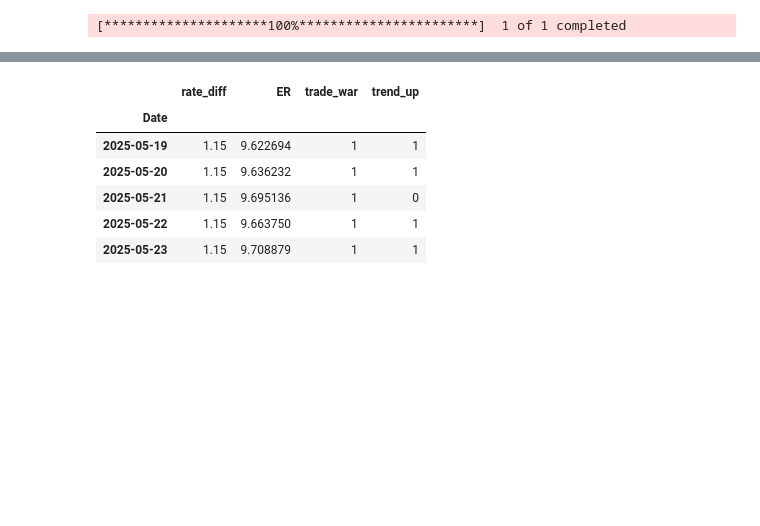
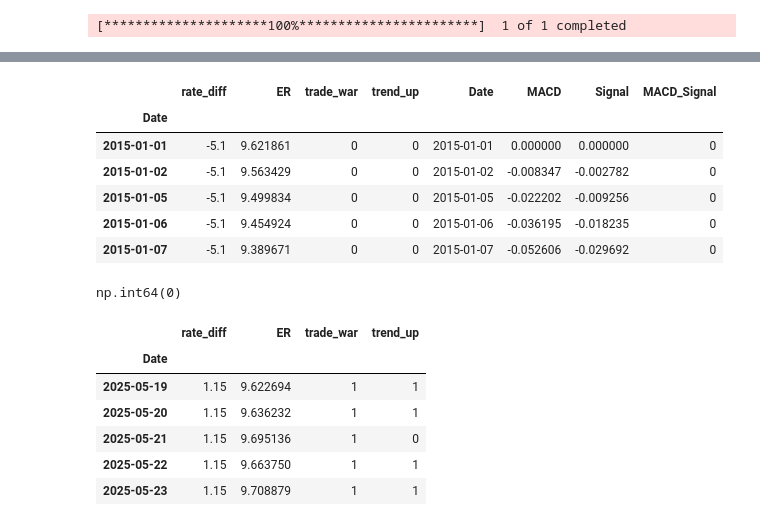
Before and after one commit to Loki-Zhu/Exchangerature, a Jupyter notebook: LSTM_trend.ipynb, the cells around one changed output, grey strips where cells are left out. Saved outputs shown, nothing was run; the diff lists cells and outputs as text; code cells hidden in the pictures; blank space fills up the shorter version.

Commit message:
feat:macd

```diff
--- a/LSTM_trend.ipynb
+++ b/LSTM_trend.ipynb
@@ -150,6 +150,43 @@ os.environ['TF_DETERMINISTIC_OPS'] = '1'
 lstm_df['Date'] = lstm_df.index
 today = pd.to_datetime("today")
 cutoff = pd.to_datetime("2025-05-26")
+# %%
+trend_df = lstm_df.copy()
+# %%
+def compute_macd(df, price_col='ER', fast=6, slow=13, signal=5):
+    exp1 = df[price_col].ewm(span=fast, adjust=False).mean()
+    exp2 = df[price_col].ewm(span=slow, adjust=False).mean()
+    macd = exp1 - exp2
+    signal_line = macd.ewm(span=signal, adjust=False).mean()
+    df['MACD'] = macd
+    df['Signal'] = signal_line
+    return df
+
+# 标记金叉与死叉
+def mark_cross(df):
+    df['MACD_Signal'] = 0
+    condition = (df['MACD'].shift(1) < df['Signal'].shift(1)) & (df['MACD'] >= df['Signal'])
+    df.loc[condition, 'MACD_Signal'] = 1  # 金叉
+    condition = (df['MACD'].shift(1) > df['Signal'].shift(1)) & (df['MACD'] <= df['Signal'])
+    df.loc[condition, 'MACD_Signal'] = 0  # 死叉
+    df['MACD_Signal'] = df['MACD_Signal'].ffill().fillna(0).astype(int)
+    return df
+# %%
+trend_df = compute_macd(trend_df)
+trend_df = mark_cross(trend_df)
+trend_df.head()
+# %% [output]
+|  | rate_diff | ER | trade_war | trend_up | Date | MACD | Signal | MACD_Signal |
+| Date |  |  |  |  |  |  |  |  |
+| 2015-01-01 | -5.1 | 9.621861 | 0 | 0 | 2015-01-01 | 0.000000 | 0.000000 | 0 |
+| 2015-01-02 | -5.1 | 9.563429 | 0 | 0 | 2015-01-02 | -0.008347 | -0.002782 | 0 |
+| 2015-01-05 | -5.1 | 9.499834 | 0 | 0 | 2015-01-05 | -0.022202 | -0.009256 | 0 |
+| 2015-01-06 | -5.1 | 9.454924 | 0 | 0 | 2015-01-06 | -0.036195 | -0.018235 | 0 |
+| 2015-01-07 | -5.1 | 9.389671 | 0 | 0 | 2015-01-07 | -0.052606 | -0.029692 | 0 |
+# %%
+trend_df.iloc[-1]['MACD_Signal']
+# %% [output]
+np.int64(0)
 # %%
 lstm_df['Date'] = pd.to_datetime(lstm_df['Date'])
 if today > cutoff + timedelta(days=30):
```
Also changed, not shown: parts of 4 cells of this notebook, 1 other file.
